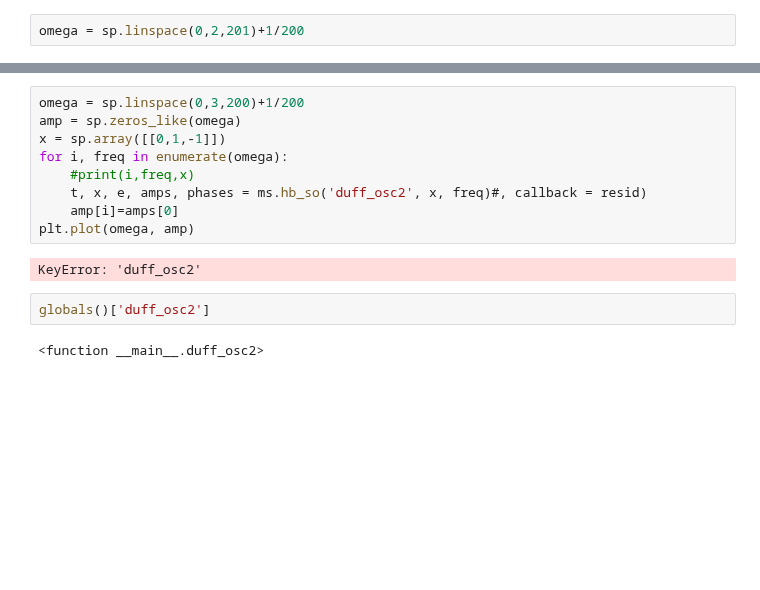
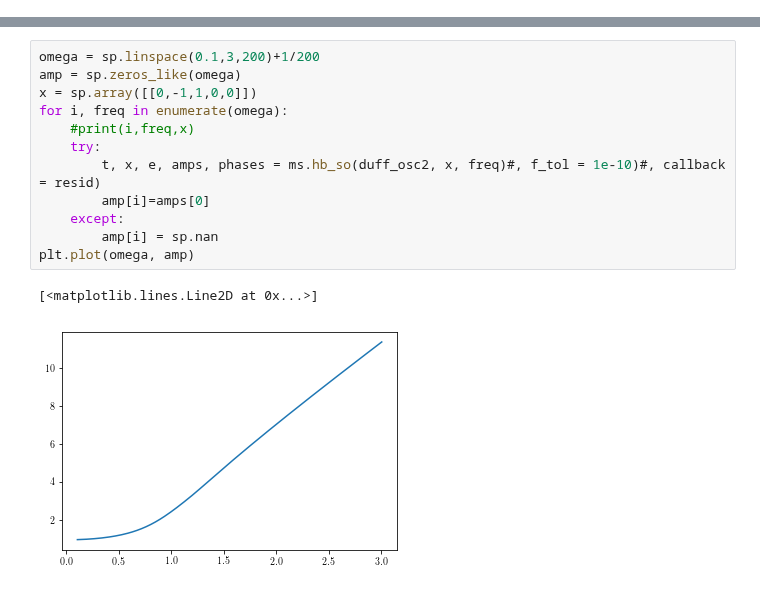
Before and after one commit to josephcslater/mousai, a Jupyter notebook: docs/tutorial/demos/Duffing.ipynb, the cells around one changed output, grey strips where cells are left out. Drawn from its saved outputs; the diff is of its cells as text; blank space fills up the shorter version.

```diff
--- a/docs/tutorial/demos/Duffing.ipynb
+++ b/docs/tutorial/demos/Duffing.ipynb
@@ -29,3 +11 @@ sp.linspace?
-# %%
-omega = sp.linspace(0,2,201)+1/200
 # %%
@@ -49,15 +48,15 @@ def duff_osc2(x, v, params):
 # %%
-omega = sp.linspace(0,3,200)+1/200
+omega = sp.linspace(0.1,3,200)+1/200
 amp = sp.zeros_like(omega)
-x = sp.array([[0,1,-1]])
+x = sp.array([[0,-1,1,0,0]])
 for i, freq in enumerate(omega):
     #print(i,freq,x)
-    t, x, e, amps, phases = ms.hb_so('duff_osc2', x, freq)#, callback = resid)
-    amp[i]=amps[0]
+    try:
+        t, x, e, amps, phases = ms.hb_so(duff_osc2, x, freq)#, f_tol = 1e-10)#, callback = resid)
+        amp[i]=amps[0]
+    except:
+        amp[i] = sp.nan
 plt.plot(omega, amp)
 # %% [output]
-KeyError: 'duff_osc2'
+[<matplotlib.lines.Line2D at 0x...>]
+[figure, added]
-# %%
-globals()['duff_osc2']
-# %% [output]
-<function __main__.duff_osc2>
```
Also changed, not shown: parts of 24 cells of this notebook, 3 other files.
